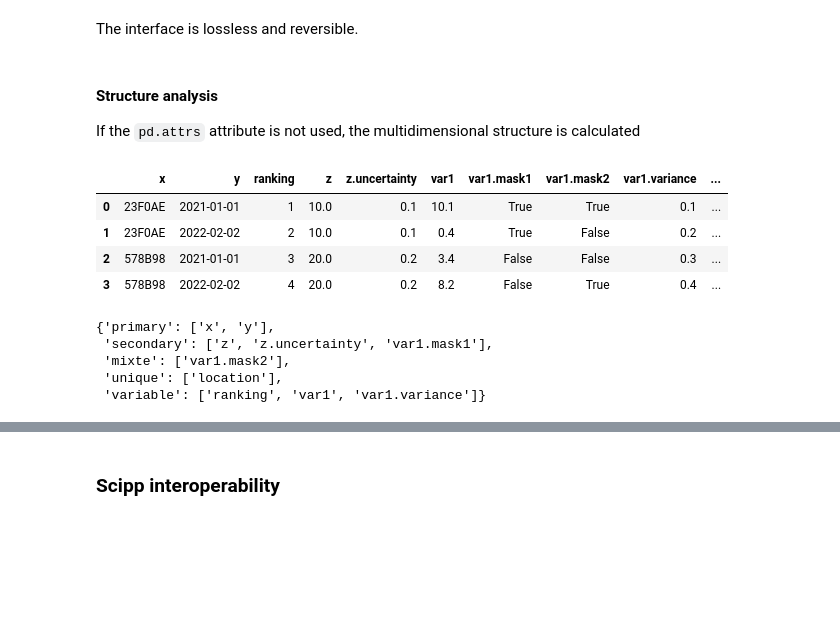
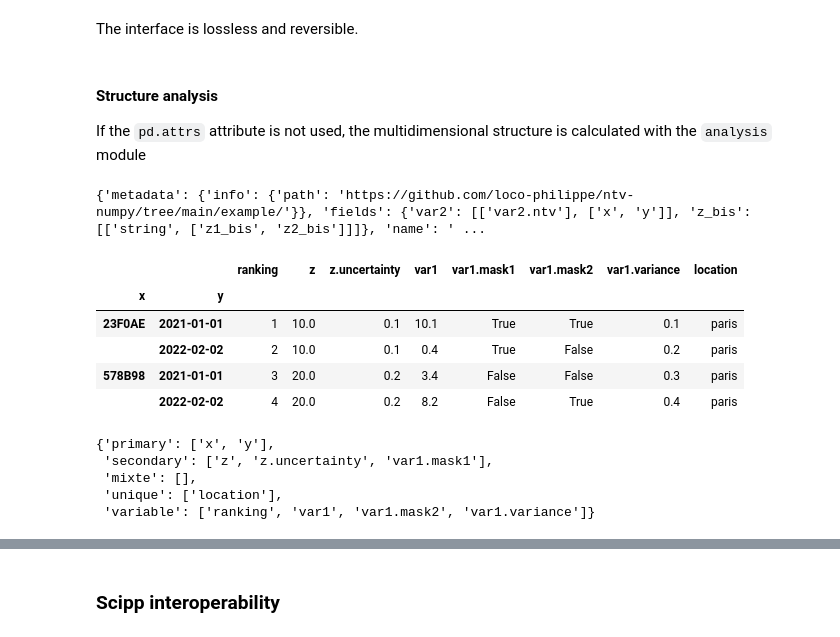
Before and after one commit to loco-philippe/ntv-numpy, a Jupyter notebook: example/example_ntv_numpy.ipynb, the cells around one changed output, grey strips where cells are left out. Drawn from its saved outputs; the diff is of its cells as text; code cells hidden in the pictures; blank space fills up the shorter version.

```diff
--- a/example/example_ntv_numpy.ipynb
+++ b/example/example_ntv_numpy.ipynb
@@ -295,25 +295,28 @@ True
 The interface is lossless and reversible.
 # %% [markdown]
 #### Structure analysis
-If the `pd.attrs` attribute is not used, the multidimensional structure is calculated
+If the `pd.attrs` attribute is not used, the multidimensional structure is calculated with the `analysis` module
 # %%
-x_dataframe_empty = x_example.to_dataframe(json_name=False, info=False).reset_index()
+x_dataframe_empty = x_example.to_dataframe(json_name=False, info=False)
+print(x_dataframe_empty.attrs)
 x_dataframe_empty
 # %% [output]
+{'metadata': {'info': {'path': 'https://github.com/loco-philippe/ntv-numpy/tree/main/example/'}}, 'fields': {'var2': [['var2.ntv'], ['x', 'y']], 'z_bis': [['string', ['z1_bis', 'z2_bis']]]}, 'name': ' ...
-|  | x | y | ranking | z | z.uncertainty | var1 | var1.mask1 | var1.mask2 | var1.variance | ... |
-| 0 | 23F0AE | 2021-01-01 | 1 | 10.0 | 0.1 | 10.1 | True | True | 0.1 | ... |
-| 1 | 23F0AE | 2022-02-02 | 2 | 10.0 | 0.1 | 0.4 | True | False | 0.2 | ... |
-| 2 | 578B98 | 2021-01-01 | 3 | 20.0 | 0.2 | 3.4 | False | False | 0.3 | ... |
-| 3 | 578B98 | 2022-02-02 | 4 | 20.0 | 0.2 | 8.2 | False | True | 0.4 | ... |
+|  |  | ranking | z | z.uncertainty | var1 | var1.mask1 | var1.mask2 | var1.variance | location |
+| x | y |  |  |  |  |  |  |  |  |
+| 23F0AE | 2021-01-01 | 1 | 10.0 | 0.1 | 10.1 | True | True | 0.1 | paris |
+|  | 2022-02-02 | 2 | 10.0 | 0.1 | 0.4 | True | False | 0.2 | paris |
+| 578B98 | 2021-01-01 | 3 | 20.0 | 0.2 | 3.4 | False | False | 0.3 | paris |
+|  | 2022-02-02 | 4 | 20.0 | 0.2 | 8.2 | False | True | 0.4 | paris |
 # %%
-ana = x_dataframe_empty.npd.analysis(distr=True)
+ana = x_dataframe_empty.reset_index().npd.analysis(distr=True)
 ana.field_partition(mode='id')
 # %% [output]
 {'primary': ['x', 'y'],
  'secondary': ['z', 'z.uncertainty', 'var1.mask1'],
- 'mixte': ['var1.mask2'],
+ 'mixte': [],
  'unique': ['location'],
- 'variable': ['ranking', 'var1', 'var1.variance']}
+ 'variable': ['ranking', 'var1', 'var1.mask2', 'var1.variance']}
 # %%
 ana.relation_partition()
 # %% [output]
```
Also changed, not shown: parts of 18 cells of this notebook, 2 other files.
